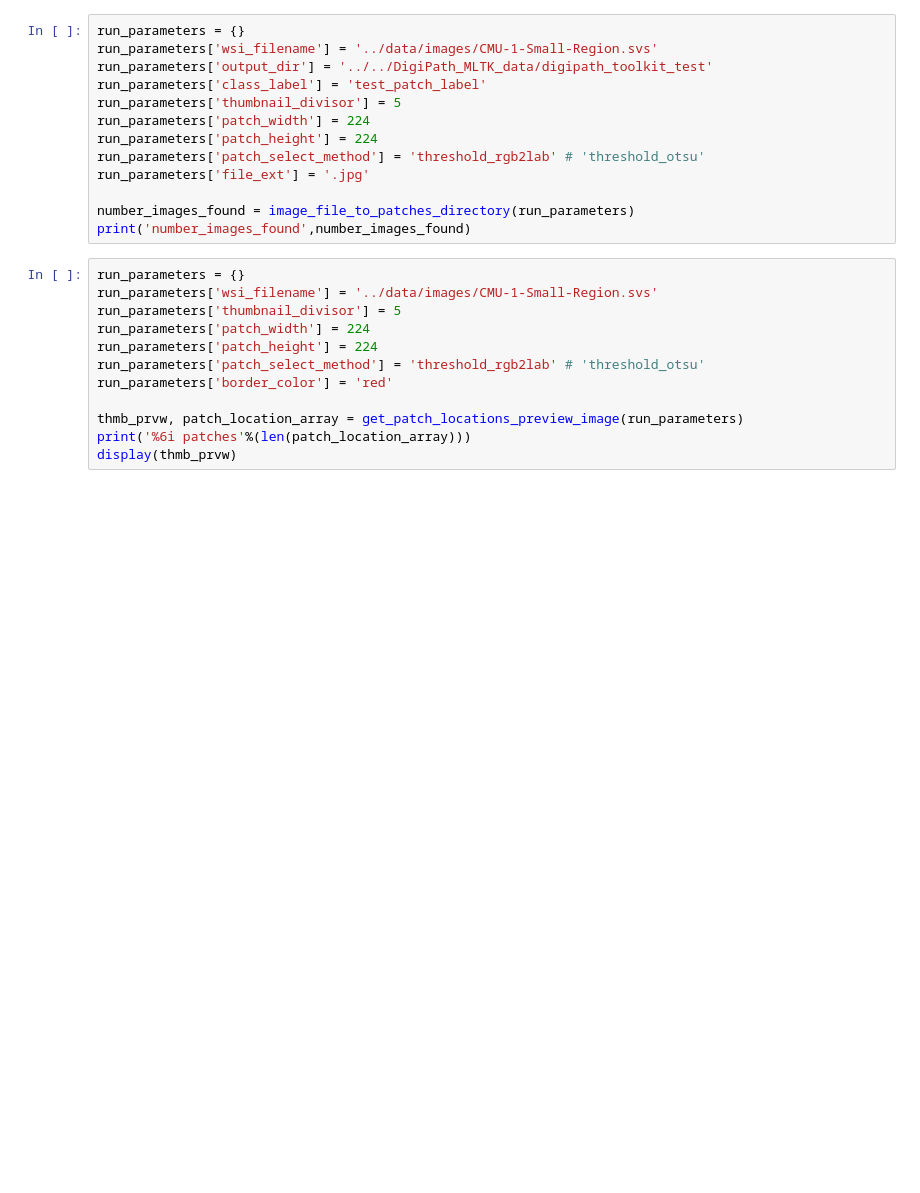
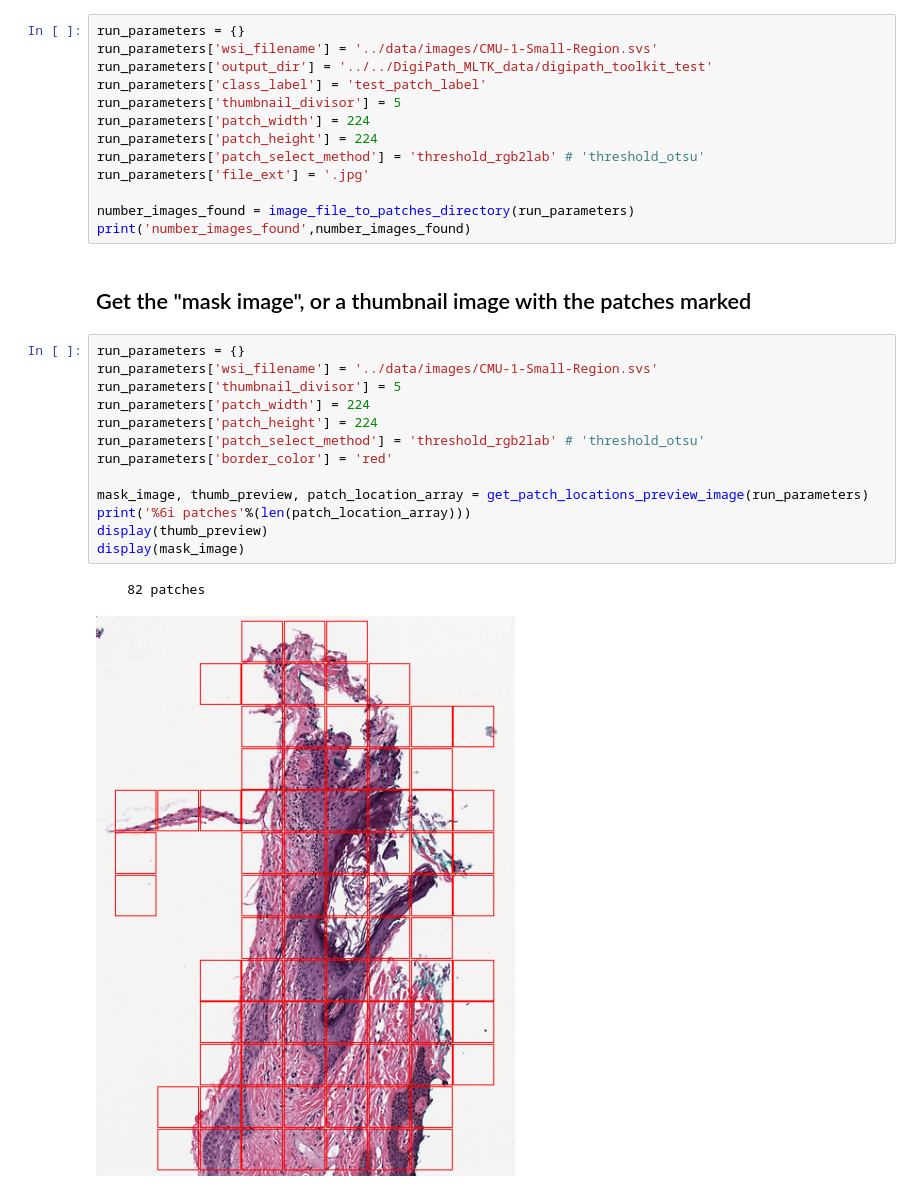
Before and after one commit to quincy-125/DigiPath_MLTK, a Jupyter notebook: aaDevNotebooks/wsi_patches_to_dir.ipynb, the cells around one changed output. Saved outputs shown, nothing was run; the diff lists cells and outputs as text; blank space fills up the shorter version.

Commit message:
include mask image

```diff
--- a/aaDevNotebooks/wsi_patches_to_dir.ipynb
+++ b/aaDevNotebooks/wsi_patches_to_dir.ipynb
@@ -30,15 +32,21 @@ run_parameters['file_ext'] = '.jpg'
 
 number_images_found = image_file_to_patches_directory(run_parameters)
 print('number_images_found',number_images_found)
+# %% [markdown]
+## Get the "mask image", or a thumbnail image with the patches marked
 # %%
 run_parameters = {}
 run_parameters['wsi_filename'] = '../data/images/CMU-1-Small-Region.svs'
 run_parameters['thumbnail_divisor'] = 5
 run_parameters['patch_width'] = 224
 run_parameters['patch_height'] = 224
 run_parameters['patch_select_method'] = 'threshold_rgb2lab' # 'threshold_otsu'
 run_parameters['border_color'] = 'red'
 
-thmb_prvw, patch_location_array = get_patch_locations_preview_image(run_parameters)
+mask_image, thumb_preview, patch_location_array = get_patch_locations_preview_image(run_parameters)
 print('%6i patches'%(len(patch_location_array)))
-display(thmb_prvw)
+display(thumb_preview)
+display(mask_image)
+# %% [output]
+    82 patches
+[figure, added]
```
Also changed, not shown: parts of 3 cells of this notebook, 1 other file.
